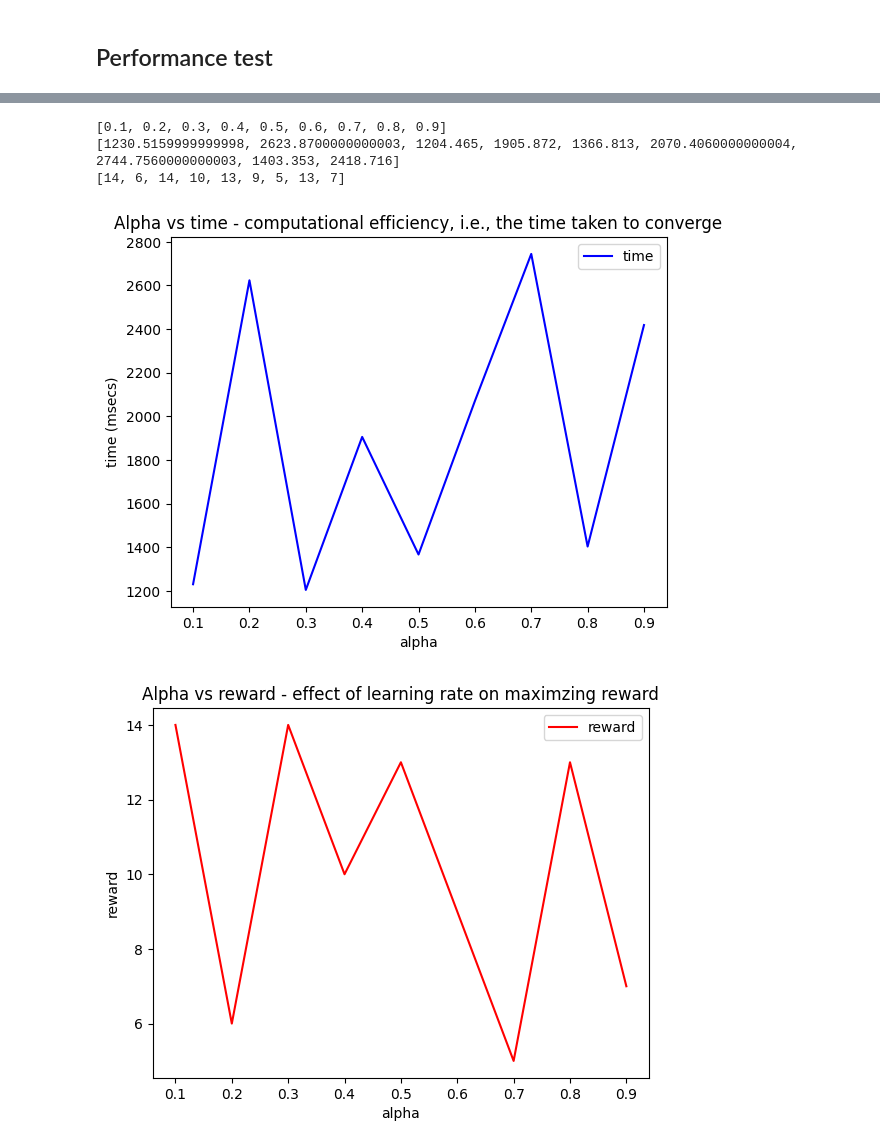
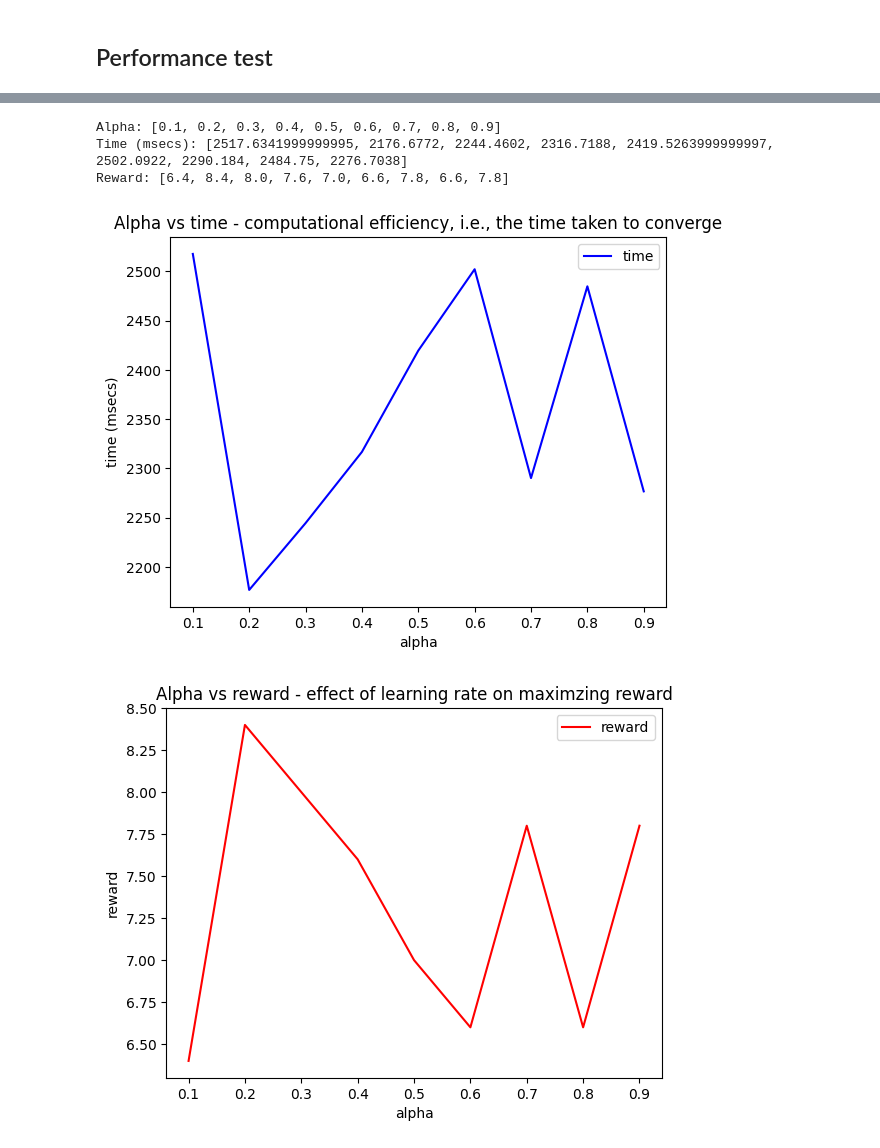
Before and after one commit to haider-06418/RL-Project, a Jupyter notebook: code/main.ipynb, the cells around one changed output, grey strips where cells are left out. Cells and saved outputs as stored; diff of their text form; code cells hidden in the pictures.

```diff
--- a/code/main.ipynb
+++ b/code/main.ipynb
@@ -498,27 +371,44 @@ Mean # failed drop-offs per episode: 0.0
 # %%
 # Plotting graphs
 
-print(lst_alphas_x)
-print(lst_time_y)
-print(lst_rewards_y)
+print(f"Alpha: {lst_alphas_x}")
+print(f"Time (msecs): {lst_time_y}")
+print(f"Reward: {lst_rewards_y}")
 
 
 plt.plot(lst_alphas_x, lst_time_y, color='blue', label='time')
 plt.xlabel('alpha')
 plt.ylabel('time (msecs)')
 plt.legend()
 plt.title('Alpha vs time - computational efficiency, i.e., the time taken to converge')
 plt.show()
 
 plt.plot(lst_alphas_x, lst_rewards_y, color='red', label='reward')
 plt.xlabel('alpha')
 plt.ylabel('reward')
 plt.legend()
 plt.title('Alpha vs reward - effect of learning rate on maximzing reward')
 plt.show()
+
+# Time vs Reward Plots
+
+plt.plot(lst_time_y, lst_rewards_y, color='green', label='time vs rewards')
+plt.xlabel('time (msecs)')
+plt.ylabel('reward')
+plt.legend()
+plt.title('Time vs reward')
+plt.show()
+
+
+plt.plot(lst_rewards_y, lst_time_y, color='pink', label='rewards vs time')
+plt.xlabel('reward')
+plt.ylabel('time')
+plt.legend()
+plt.title('Reward vs time')
+plt.show()
 # %% [output]
-[0.1, 0.2, 0.3, 0.4, 0.5, 0.6, 0.7, 0.8, 0.9]
-[1230.5159999999998, 2623.8700000000003, 1204.465, 1905.872, 1366.813, 2070.4060000000004, 2744.7560000000003, 1403.353, 2418.716]
-[14, 6, 14, 10, 13, 9, 5, 13, 7]
+Alpha: [0.1, 0.2, 0.3, 0.4, 0.5, 0.6, 0.7, 0.8, 0.9]
+Time (msecs): [2517.6341999999995, 2176.6772, 2244.4602, 2316.7188, 2419.5263999999997, 2502.0922, 2290.184, 2484.75, 2276.7038]
+Reward: [6.4, 8.4, 8.0, 7.6, 7.0, 6.6, 7.8, 6.6, 7.8]
-[figure, old version]
+[figure, new version]
-[figure, old version]
+[figure, new version]
```
Also changed, not shown: parts of 9 cells of this notebook, 1 other file.
